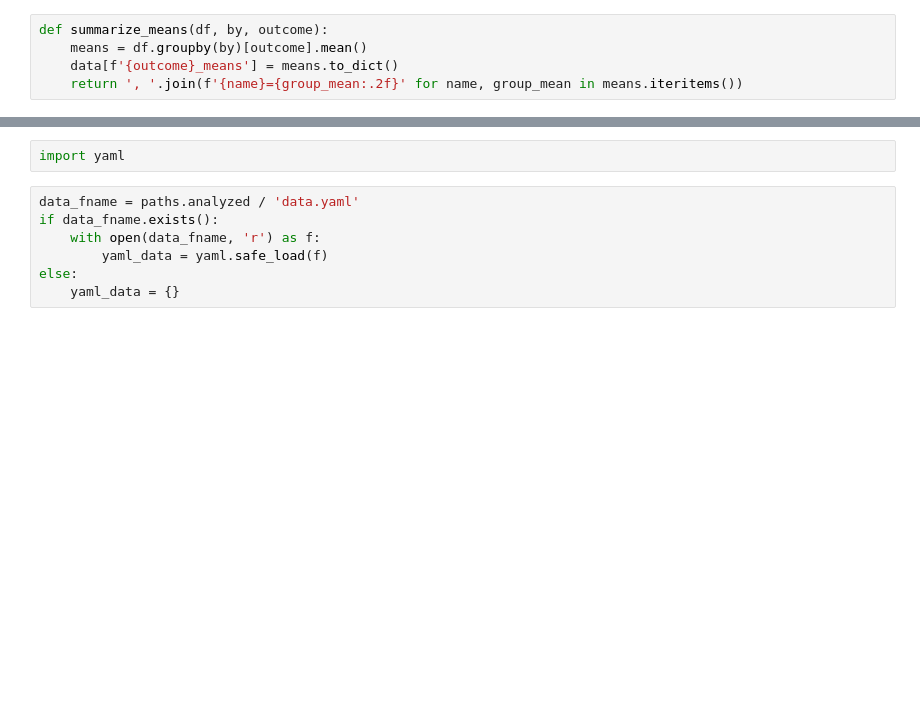
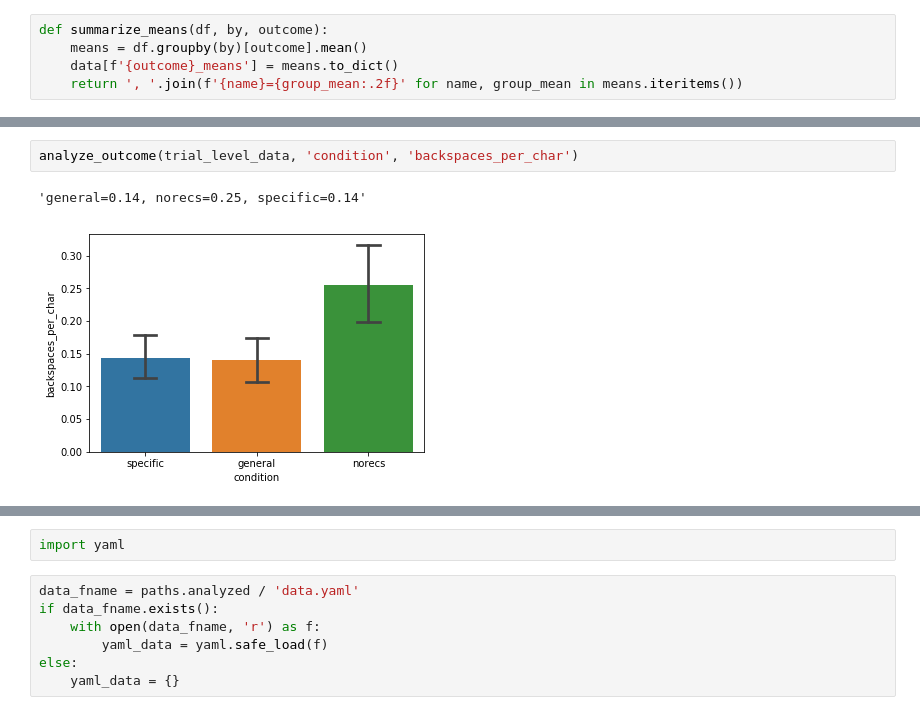
Before and after one commit to kcarnold/textrec, a Jupyter notebook: notebooks/Analysis.ipynb, the cells around one changed output, grey strips where cells are left out. Cells and saved outputs as stored; diff of their text form; blank space fills up the shorter version.

```diff
--- a/notebooks/Analysis.ipynb
+++ b/notebooks/Analysis.ipynb
@@ -153,0 +208,5 @@ summarize_means(trial_level_data, 'condition', 'num_words')
+# %%
+analyze_outcome(trial_level_data, 'condition', 'backspaces_per_char')
+# %% [output]
+'general=0.14, norecs=0.25, specific=0.14'
+[figure, added]
```
Also changed, not shown: parts of 37 cells of this notebook, 18 other files.
